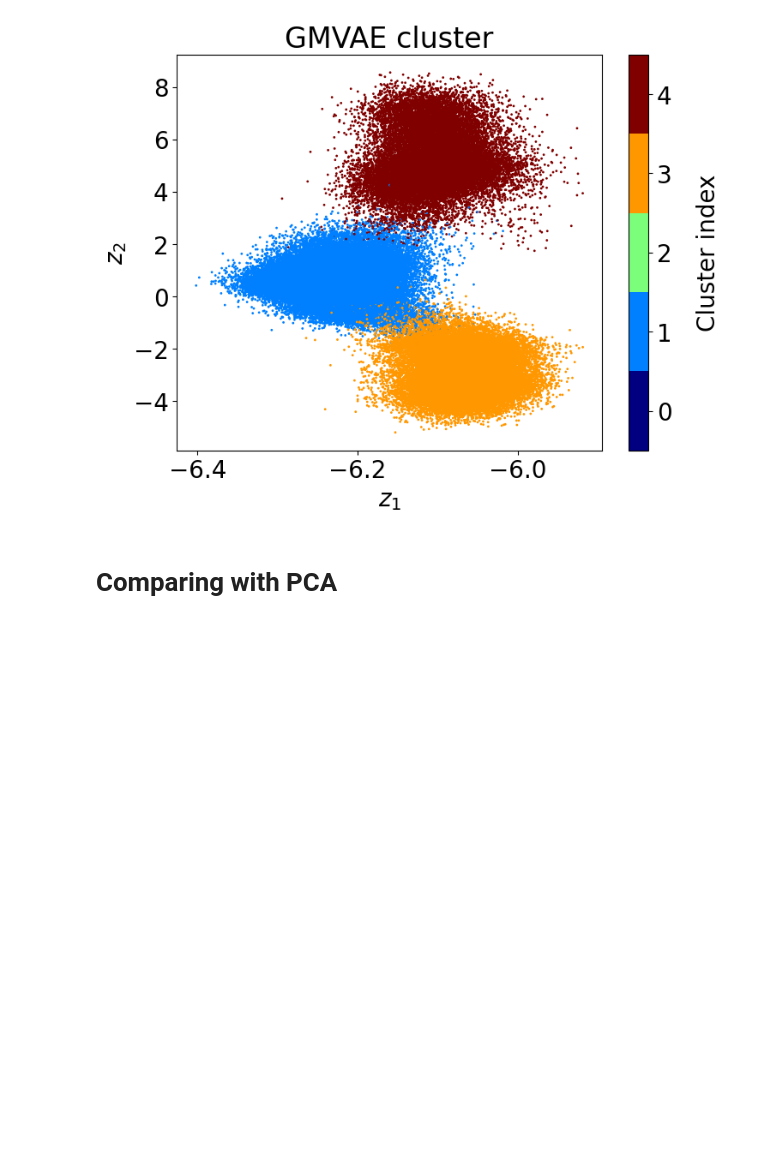
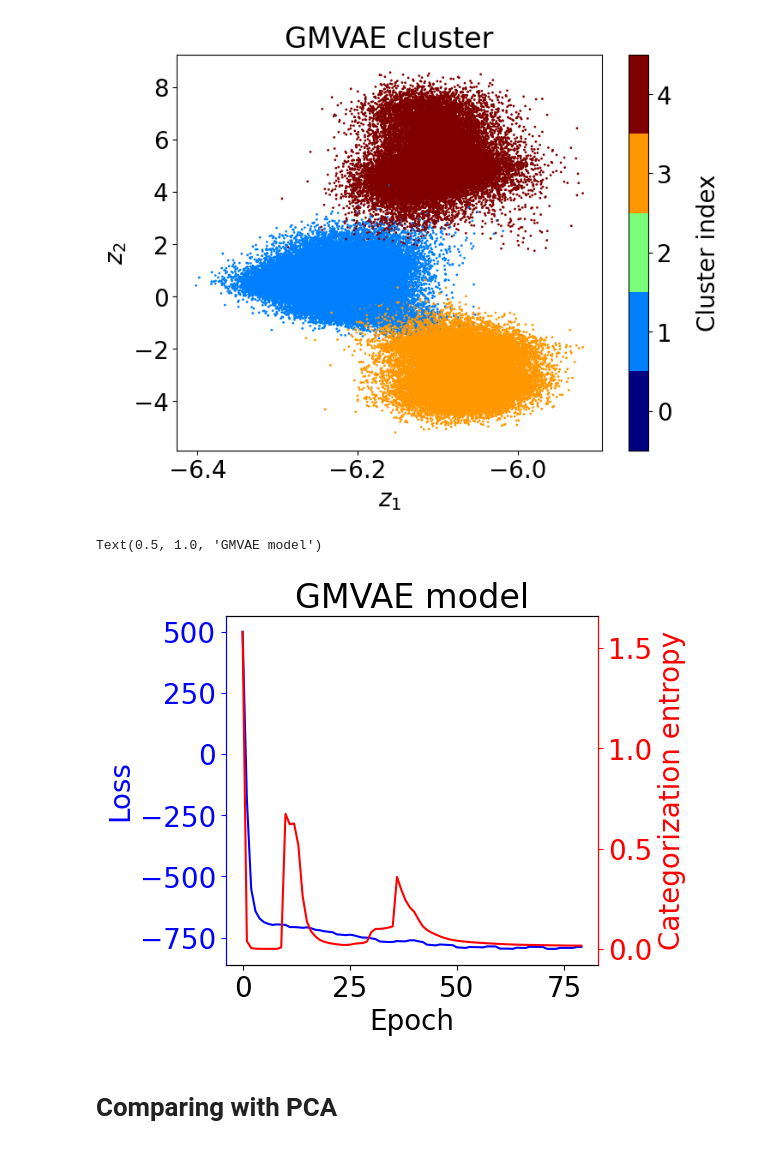
Before and after one commit to dingedrice/comp540, a Jupyter notebook: tf/data.ipynb, the cells around one changed output. Drawn from its saved outputs; the diff is of its cells as text; code cells hidden in the pictures; blank space fills up the shorter version.

```diff
--- a/tf/data.ipynb
+++ b/tf/data.ipynb
@@ -127,6 +155,32 @@ plt.title('GMVAE cluster')
 Text(0.5, 1.0, 'GMVAE cluster')
 [figure]
 [figure]
+# %%
+loss_m6 = np.loadtxt('./loss_m6')
+ent_m6 = np.loadtxt('./ent_m6')
+fig, ax1 = plt.subplots()
+ax1.plot(loss_m6, 'b', label = "Loss")
+ax1.set_ylabel("Loss", color = 'b')
+ax1.set_xlabel("Epoch")
+ax1.tick_params(axis='y', colors='b')
+ax1.spines['left'].set_color('b')
+ax1.spines['right'].set_color('r')
+#ax1.legend()
+
+ax2 = ax1.twinx()
+ax2.plot(ent_m6, 'r', label = "Categorization entropy")
+ax2.set_ylabel("Categorization entropy", color = 'r')
+ax2.tick_params(axis='y', colors='r')
+ax2.spines['left'].set_color('b')
+ax2.spines['right'].set_color('r')
+
+#ax2.legend()
+fig.tight_layout()  # otherwise the right y-label is slightly clipped
+plt.title("GMVAE model")
+#plt.show()
+# %% [output]
+Text(0.5, 1.0, 'GMVAE model')
+[figure, added]
 # %% [markdown]
 # Comparing with PCA
 # %%
```
Also changed, not shown: parts of 2 cells of this notebook, 8 other files.
